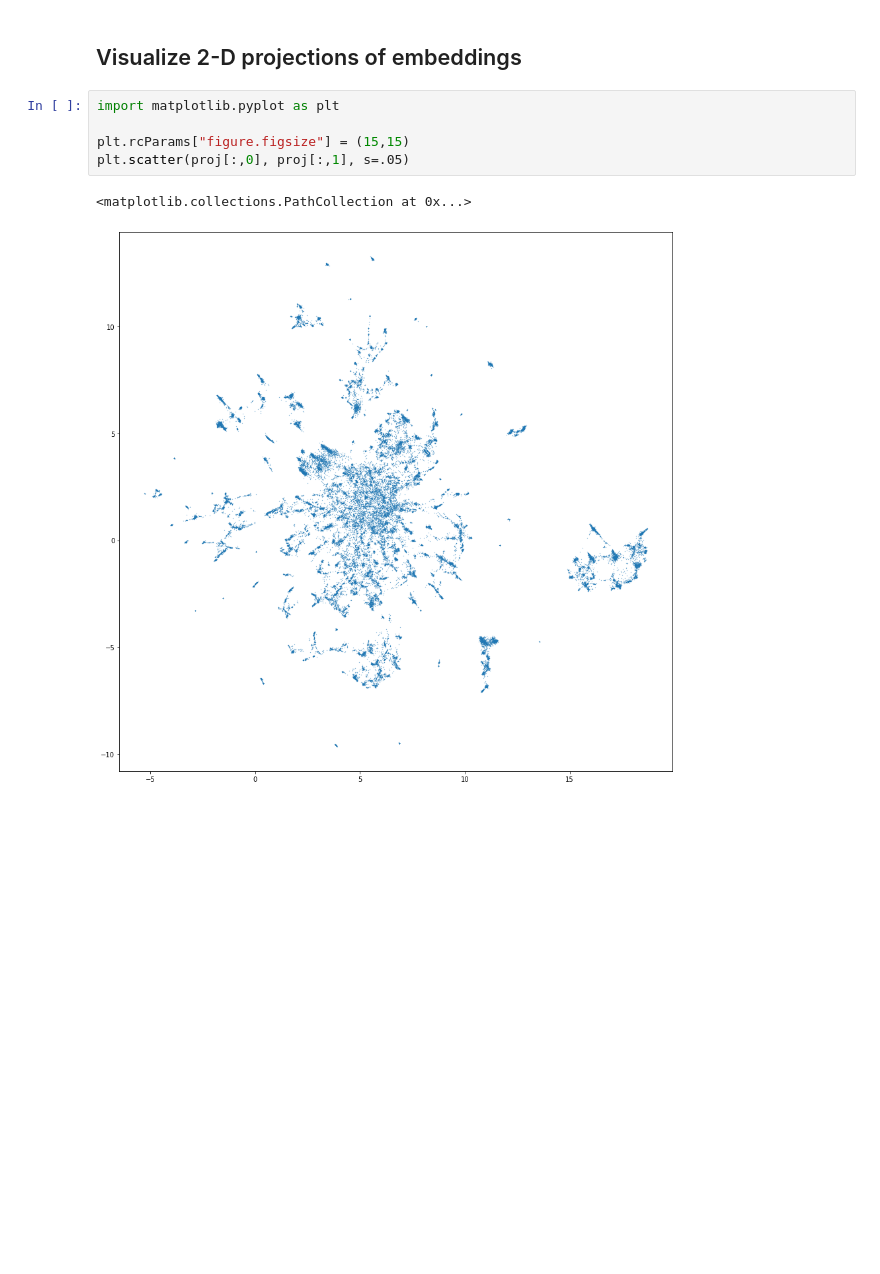
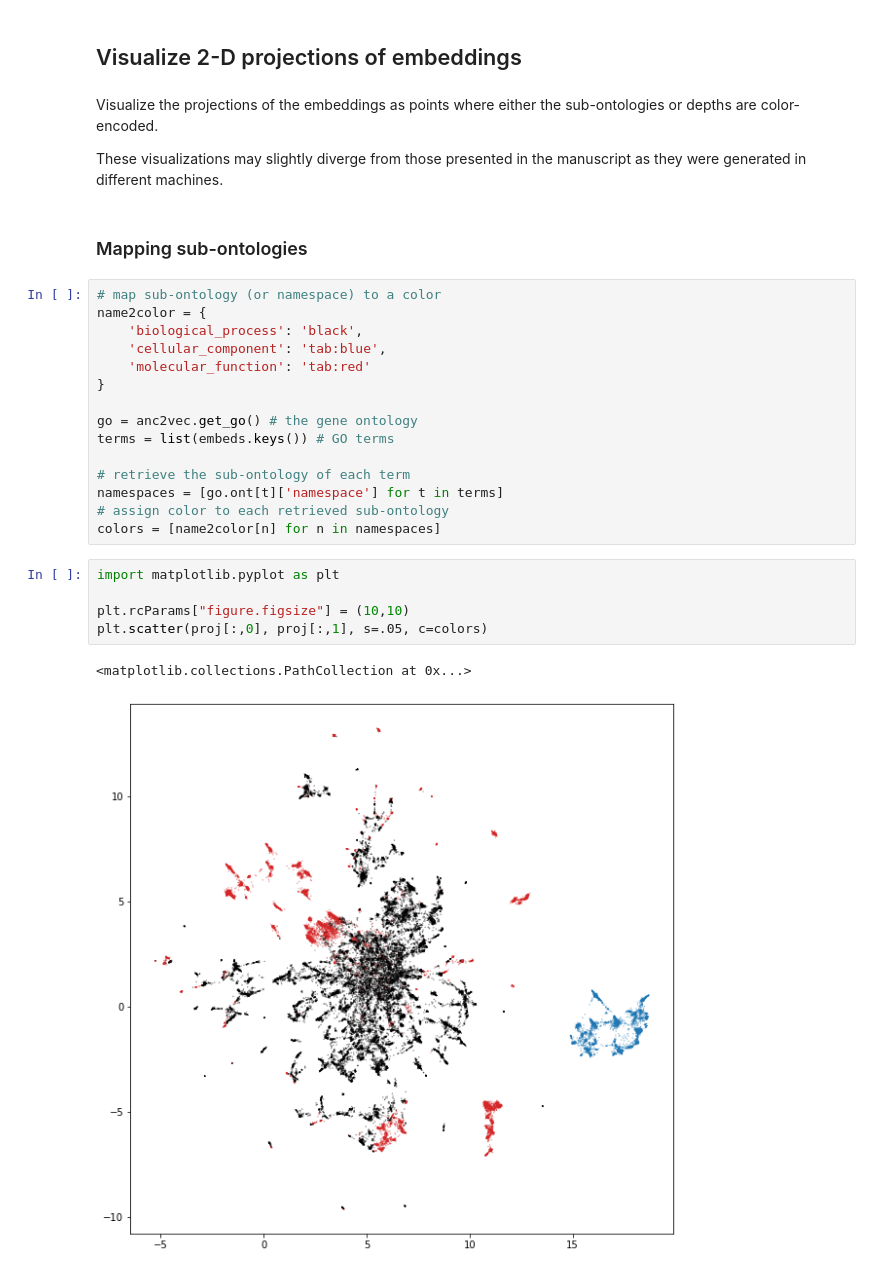
Before and after one commit to aedera/anc2vec, a Jupyter notebook: examples/project_embeddings.ipynb, the cells around one changed output. Saved outputs shown, nothing was run; the diff lists cells and outputs as text; blank space fills up the shorter version.

```diff
--- a/examples/project_embeddings.ipynb
+++ b/examples/project_embeddings.ipynb
@@ -28,11 +28,32 @@ reducer = umap.UMAP(random_state=42)
 proj = reducer.fit_transform(allembeds)
 # %% [markdown]
 ## Visualize 2-D projections of embeddings
+# %% [markdown]
+Visualize the projections of the embeddings as points where either the sub-ontologies or depths are color-encoded.
+
+These visualizations may slightly diverge from those presented in the manuscript as they were generated in different machines.
+# %% [markdown]
+### Mapping sub-ontologies
+# %%
+# map sub-ontology (or namespace) to a color
+name2color = {
+    'biological_process': 'black',
+    'cellular_component': 'tab:blue',
+    'molecular_function': 'tab:red'
+}
+
+go = anc2vec.get_go() # the gene ontology
+terms = list(embeds.keys()) # GO terms
+
+# retrieve the sub-ontology of each term
+namespaces = [go.ont[t]['namespace'] for t in terms]
+# assign color to each retrieved sub-ontology
+colors = [name2color[n] for n in namespaces]
 # %%
 import matplotlib.pyplot as plt
 
-plt.rcParams["figure.figsize"] = (15,15)
-plt.scatter(proj[:,0], proj[:,1], s=.05)
+plt.rcParams["figure.figsize"] = (10,10)
+plt.scatter(proj[:,0], proj[:,1], s=.05, c=colors)
 # %% [output]
 <matplotlib.collections.PathCollection at 0x...>
-[figure, old version]
+[figure, new version]
```
Also changed, not shown: parts of 4 cells of this notebook.
